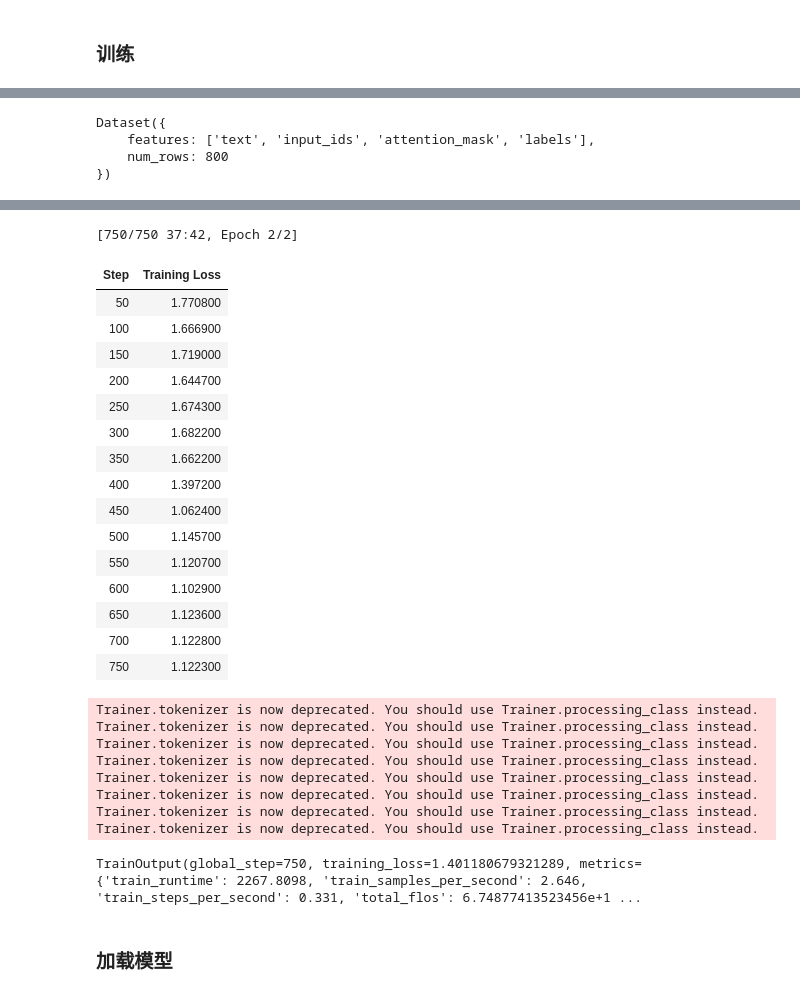
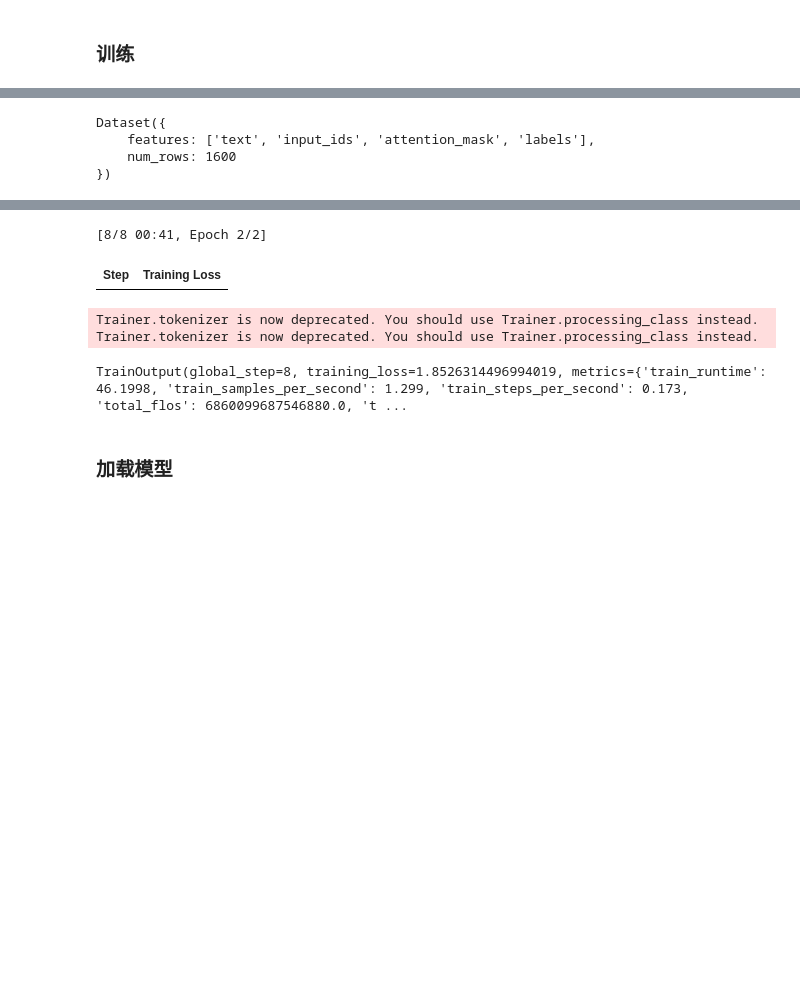
Before and after one commit to zju-stu-lizheng/On-the-Fly_MoE, a Jupyter notebook: quantize/recover.ipynb, the cells around one changed output, grey strips where cells are left out. Saved outputs shown, nothing was run; the diff lists cells and outputs as text; code cells hidden in the pictures; blank space fills up the shorter version.

```diff
--- a/quantize/recover.ipynb
+++ b/quantize/recover.ipynb
@@ -91,7 +91,7 @@ def preprocess_data(batch, tokenizer):
 
 openmath = load_dataset("/home/lz/web-math/",data_files="/home/lz/web-math/openmath1.json")
 fineweb = load_dataset(fineweb_path)
-openmath_text = openmath['train']['text'][:2000]
-fineweb_text = fineweb['train']['text'][:6000]
+openmath_text = openmath['train']['text'][:4000]
+fineweb_text = fineweb['train']['text'][:12000]
 # %% [output]
 Repo card metadata block was not found. Setting CardData to empty.
@@ -121,7 +121,7 @@ new_test_data.shuffle(seed)
 # %% [output]
 Dataset({
     features: ['text', 'input_ids', 'attention_mask', 'labels'],
-    num_rows: 800
+    num_rows: 1600
 })
 # %%
 from hqq.core.peft import PeftUtils
@@ -144,10 +144,14 @@ class CustomTrainer(transformers.Trainer):
         # 保存完整的模型参数
         # torch.save(self.model.state_dict(), os.path.join(output_dir, 'pytorch_model.bin'))
 
-        # PeftUtils.cast_lora_weights(self.model, dtype=torch.bfloat16)
+        self.model.eval()
+        PeftUtils.cast_lora_weights(self.model, dtype=torch.float16)
 
         #Save LoRA weights
         PeftUtils.save_lora_weights(self.model, output_dir+'_lora_combine.pt')
+
+        PeftUtils.cast_lora_weights(self.model, dtype=torch.bfloat16)
+        self.model.train()
 
         # 保存配置文件和tokenizer
         self.model.config.save_pretrained(output_dir)
@@ -158,7 +162,7 @@ model_save_path='./saved/training/less2'
 learning_rate = 1e-4
 micro_batch_size=8
 epochs=2
-save_steps = 100
+save_steps = 5
 save_total_limit = 6
 sample_num = len(new_train_data)
 optimizer=AdamW(filter(lambda p : p.requires_grad, llm.parameters()),lr=learning_rate)
@@ -189,8 +193,8 @@ args = TrainingArguments(
 
 trainer = CustomTrainer(
     model=llm,
-    train_dataset=new_train_data.select(range(3000)),
-    eval_dataset=new_test_data.select(range(300)),
+    train_dataset=new_train_data.select(range(30)),
+    eval_dataset=new_test_data.select(range(4)),
     args=args,
     optimizers=(optimizer, linear_scheduler),
     data_collator=DataCollatorForSeq2Seq(
@@ -205,29 +209,8 @@ trainer.train()
-[750/750 37:42, Epoch 2/2]
+[8/8 00:41, Epoch 2/2]
 | Step | Training Loss |
-| 50 | 1.770800 |
-| 100 | 1.666900 |
-| 150 | 1.719000 |
-| 200 | 1.644700 |
-| 250 | 1.674300 |
-| 300 | 1.682200 |
-| 350 | 1.662200 |
-| 400 | 1.397200 |
-| 450 | 1.062400 |
-| 500 | 1.145700 |
-| 550 | 1.120700 |
-| 600 | 1.102900 |
-| 650 | 1.123600 |
-| 700 | 1.122800 |
-| 750 | 1.122300 |
 Trainer.tokenizer is now deprecated. You should use Trainer.processing_class instead.
 Trainer.tokenizer is now deprecated. You should use Trainer.processing_class instead.
-Trainer.tokenizer is now deprecated. You should use Trainer.processing_class instead.
-Trainer.tokenizer is now deprecated. You should use Trainer.processing_class instead.
-Trainer.tokenizer is now deprecated. You should use Trainer.processing_class instead.
-Trainer.tokenizer is now deprecated. You should use Trainer.processing_class instead.
-Trainer.tokenizer is now deprecated. You should use Trainer.processing_class instead.
-Trainer.tokenizer is now deprecated. You should use Trainer.processing_class instead.
-TrainOutput(global_step=750, training_loss=1.401180679321289, metrics={'train_runtime': 2267.8098, 'train_samples_per_second': 2.646, 'train_steps_per_second': 0.331, 'total_flos': 6.74877413523456e+1 ...
+TrainOutput(global_step=8, training_loss=1.8526314496994019, metrics={'train_runtime': 46.1998, 'train_samples_per_second': 1.299, 'train_steps_per_second': 0.173, 'total_flos': 6860099687546880.0, 't ...
 # %% [markdown]
 ### 加载模型
 # %%
```
Also changed, not shown: parts of 6 cells of this notebook, 5 other files.
